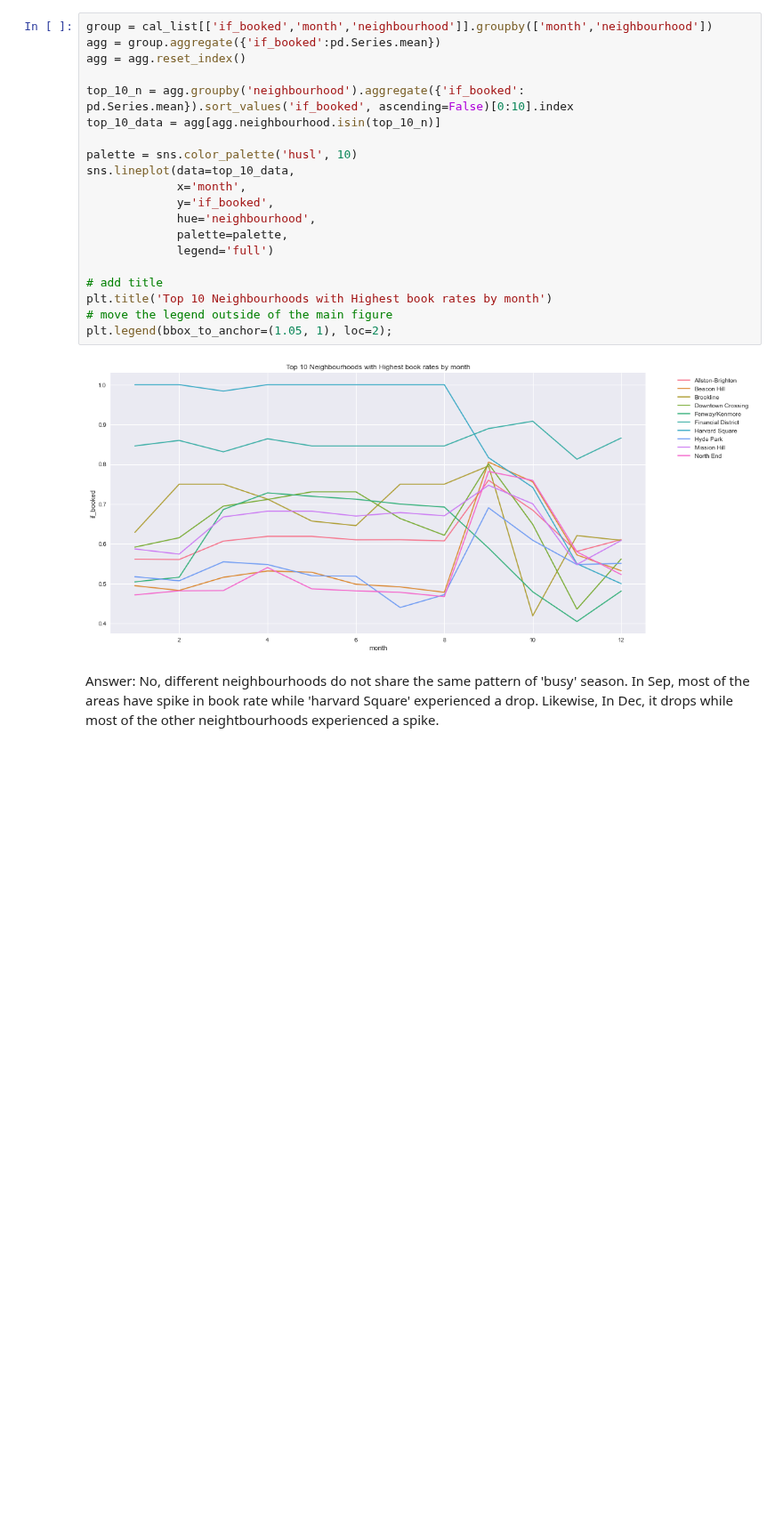
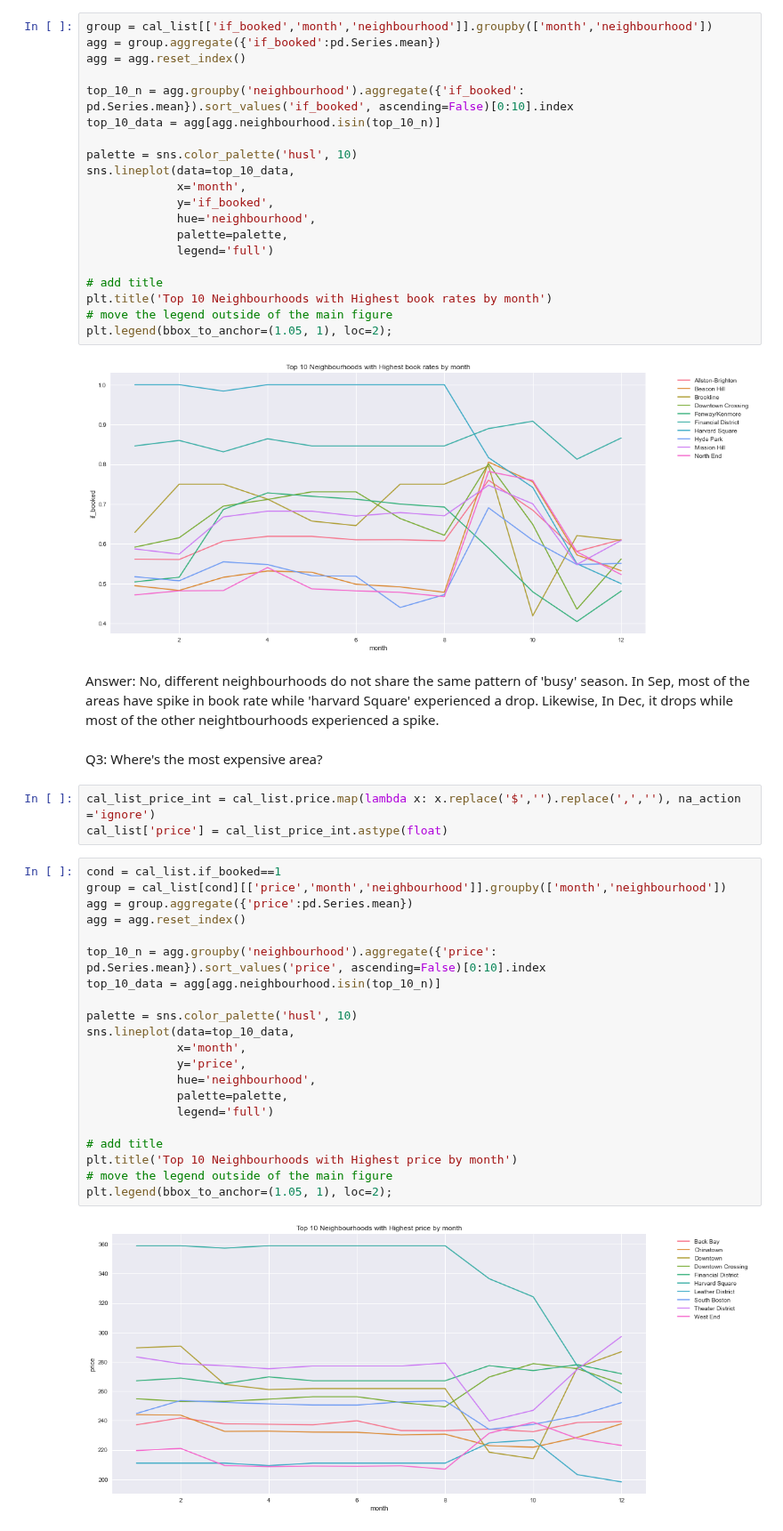
Before and after one commit to mya0220/Boston_Airbnb, a Jupyter notebook: boston_analysis.ipynb, the cells around one changed output. Shown at 89% size. Cells and saved outputs as stored; diff of their text form; blank space fills up the shorter version.

```diff
--- a/boston_analysis.ipynb
+++ b/boston_analysis.ipynb
@@ -156,3 +136,31 @@ plt.legend(bbox_to_anchor=(1.05, 1), loc=2);
 [figure]
 # %% [markdown]
 Answer: No, different neighbourhoods do not share the same pattern of 'busy' season. In Sep, most of the areas have spike in book rate while 'harvard Square' experienced a drop. Likewise, In Dec, it drops while most of the other neightbourhoods experienced a spike.
+# %% [markdown]
+Q3: Where's the most expensive area?
+# %%
+cal_list_price_int = cal_list.price.map(lambda x: x.replace('$','').replace(',',''), na_action ='ignore')
+cal_list['price'] = cal_list_price_int.astype(float)
+# %%
+cond = cal_list.if_booked==1
+group = cal_list[cond][['price','month','neighbourhood']].groupby(['month','neighbourhood'])
+agg = group.aggregate({'price':pd.Series.mean})
+agg = agg.reset_index()
+
+top_10_n = agg.groupby('neighbourhood').aggregate({'price': pd.Series.mean}).sort_values('price', ascending=False)[0:10].index
+top_10_data = agg[agg.neighbourhood.isin(top_10_n)]
+
+palette = sns.color_palette('husl', 10)
+sns.lineplot(data=top_10_data,
+             x='month',
+             y='price',
+             hue='neighbourhood',
+             palette=palette,
+             legend='full')
+
+# add title
+plt.title('Top 10 Neighbourhoods with Highest price by month')
+# move the legend outside of the main figure
+plt.legend(bbox_to_anchor=(1.05, 1), loc=2);
+# %% [output]
+[figure, added]
```
Also changed, not shown: parts of 1 cell of this notebook.
